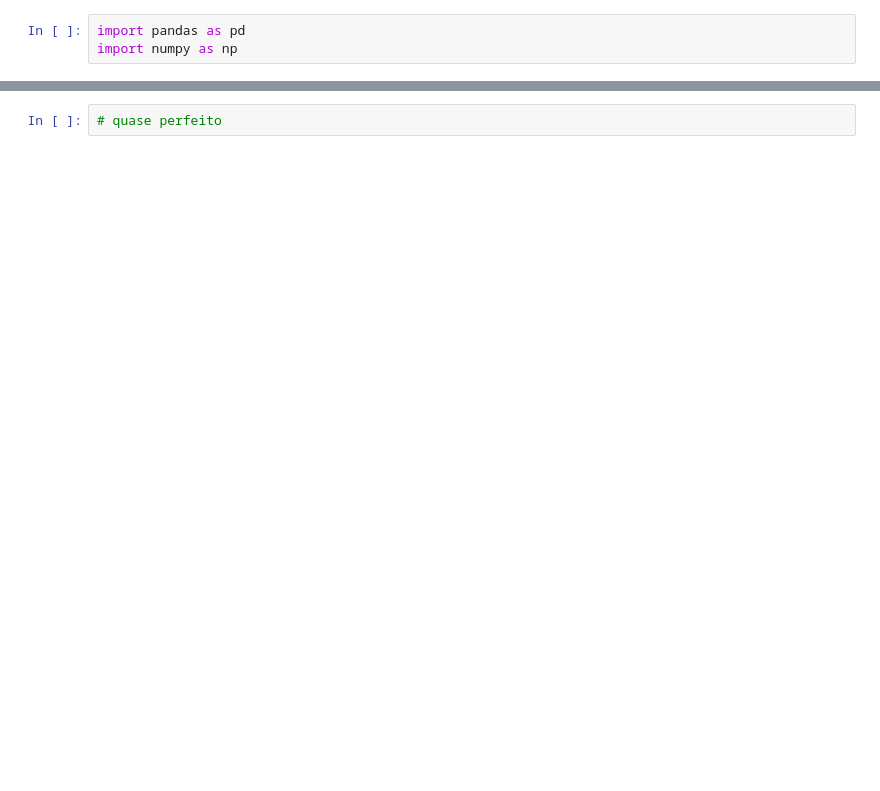
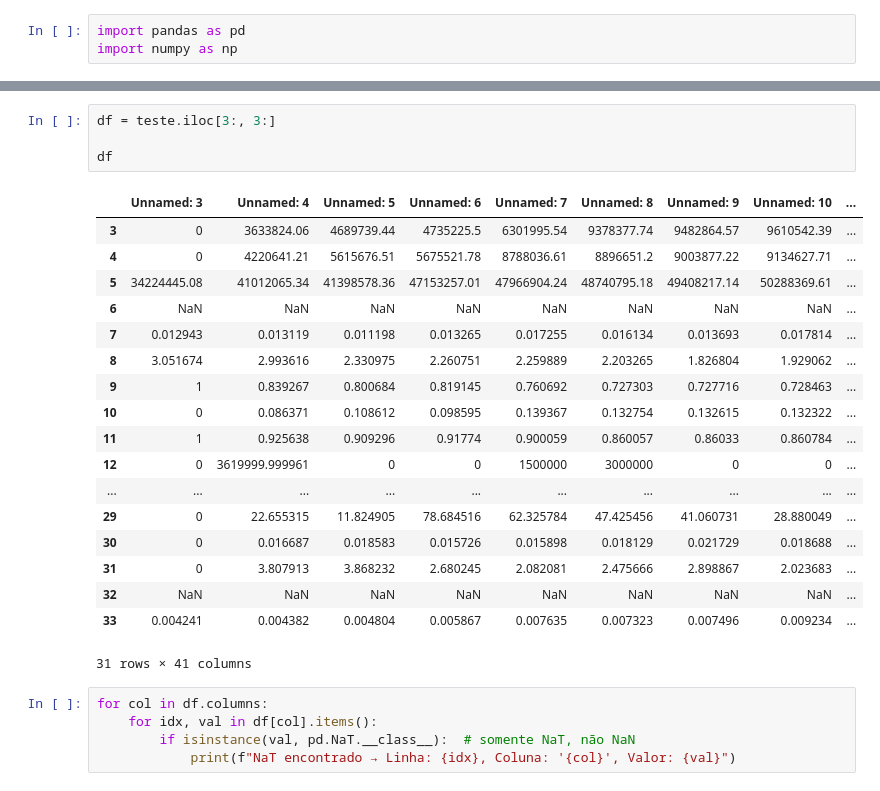
Before and after one commit to v8capital/fidcs, a Jupyter notebook: notebooks/testeFIRMA.ipynb, the cells around one changed output, grey strips where cells are left out. Drawn from its saved outputs; the diff is of its cells as text; blank space fills up the shorter version.

```diff
--- a/notebooks/testeFIRMA.ipynb
+++ b/notebooks/testeFIRMA.ipynb
@@ -52,2 +27,28 @@ teste.transform_table("../data")
-# %%
-# quase perfeito
+# %%
+df = teste.iloc[3:, 3:]
+
+df
+# %% [output]
+|  | Unnamed: 3 | Unnamed: 4 | Unnamed: 5 | Unnamed: 6 | Unnamed: 7 | Unnamed: 8 | Unnamed: 9 | Unnamed: 10 | ... |
+| 3 | 0 | 3633824.06 | 4689739.44 | 4735225.5 | 6301995.54 | 9378377.74 | 9482864.57 | 9610542.39 | ... |
+| 4 | 0 | 4220641.21 | 5615676.51 | 5675521.78 | 8788036.61 | 8896651.2 | 9003877.22 | 9134627.71 | ... |
+| 5 | 34224445.08 | 41012065.34 | 41398578.36 | 47153257.01 | 47966904.24 | 48740795.18 | 49408217.14 | 50288369.61 | ... |
+| 6 | NaN | NaN | NaN | NaN | NaN | NaN | NaN | NaN | ... |
+| 7 | 0.012943 | 0.013119 | 0.011198 | 0.013265 | 0.017255 | 0.016134 | 0.013693 | 0.017814 | ... |
+| 8 | 3.051674 | 2.993616 | 2.330975 | 2.260751 | 2.259889 | 2.203265 | 1.826804 | 1.929062 | ... |
+| 9 | 1 | 0.839267 | 0.800684 | 0.819145 | 0.760692 | 0.727303 | 0.727716 | 0.728463 | ... |
+| 10 | 0 | 0.086371 | 0.108612 | 0.098595 | 0.139367 | 0.132754 | 0.132615 | 0.132322 | ... |
+| 11 | 1 | 0.925638 | 0.909296 | 0.91774 | 0.900059 | 0.860057 | 0.86033 | 0.860784 | ... |
+| 12 | 0 | 3619999.999961 | 0 | 0 | 1500000 | 3000000 | 0 | 0 | ... |
+| ... | ... | ... | ... | ... | ... | ... | ... | ... | ... |
+| 29 | 0 | 22.655315 | 11.824905 | 78.684516 | 62.325784 | 47.425456 | 41.060731 | 28.880049 | ... |
+| 30 | 0 | 0.016687 | 0.018583 | 0.015726 | 0.015898 | 0.018129 | 0.021729 | 0.018688 | ... |
+| 31 | 0 | 3.807913 | 3.868232 | 2.680245 | 2.082081 | 2.475666 | 2.898867 | 2.023683 | ... |
+| 32 | NaN | NaN | NaN | NaN | NaN | NaN | NaN | NaN | ... |
+| 33 | 0.004241 | 0.004382 | 0.004804 | 0.005867 | 0.007635 | 0.007323 | 0.007496 | 0.009234 | ... |
+31 rows × 41 columns
+# %%
+for col in df.columns:
+    for idx, val in df[col].items():
+        if isinstance(val, pd.NaT.__class__):  # somente NaT, não NaN
+            print(f"NaT encontrado → Linha: {idx}, Coluna: '{col}', Valor: {val}")
```
Also changed, not shown: parts of 2 cells of this notebook, 4 other files.
